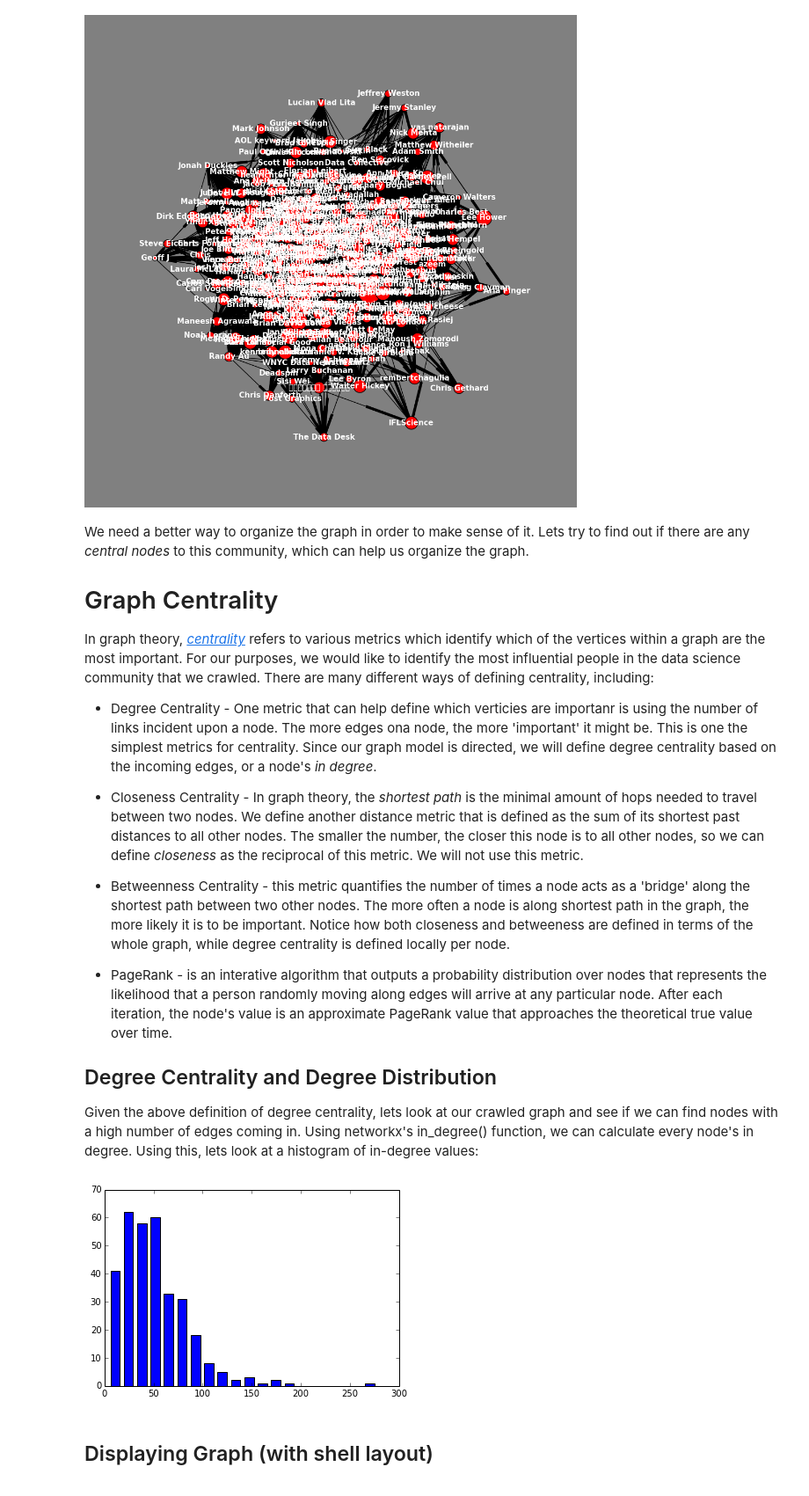
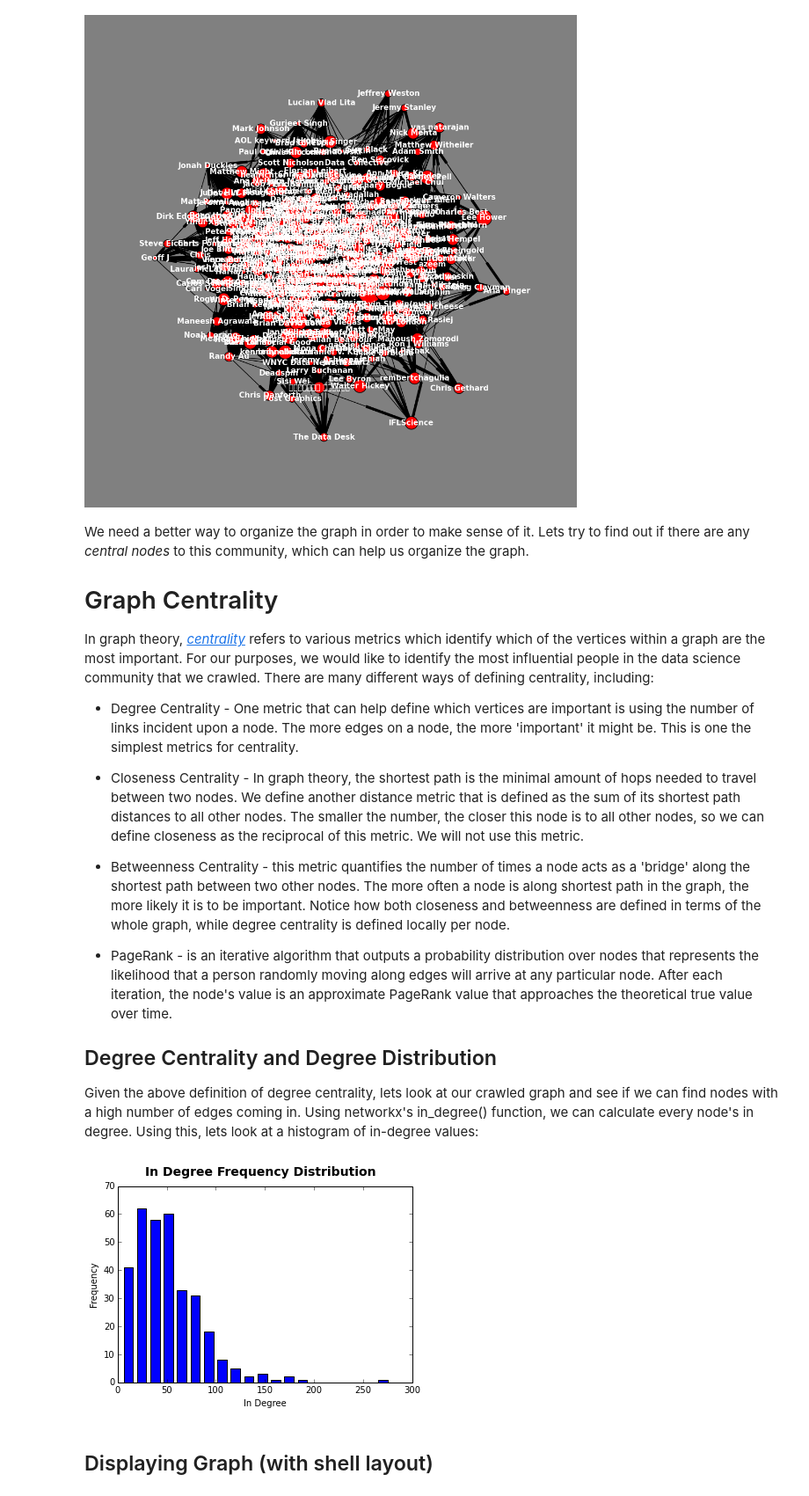
Before and after one commit to jquacinella/IS609_Group, a Jupyter notebook: GraphTheory/Graph Theory - Social Networking.ipynb, the cells around one changed output. Shown at 88% size. Saved outputs shown, nothing was run; the diff lists cells and outputs as text; code cells hidden in the pictures.

```diff
--- a/GraphTheory/Graph Theory - Social Networking.ipynb
+++ b/GraphTheory/Graph Theory - Social Networking.ipynb
@@ -225,13 +225,14 @@ We need a better way to organize the graph in order to make sense of it. Lets tr
 
 In graph theory, [*centrality*](http://en.wikipedia.org/wiki/Centrality) refers to various metrics which identify which of the vertices within a graph are the most important. For our purposes, we would like to identify the most influential people in the data science community that we crawled. There are many different ways of defining centrality, including:
 
-* Degree Centrality - One metric that can help define which verticies are importanr is using the number of links incident upon a node. The more edges ona node, the more 'important' it might be. This is one the simplest metrics for centrality. Since our graph model is directed, we will define degree centrality based on the incoming edges, or a node's *in degree*.
+* Degree Centrality - One metric that can help define which vertices are important is using the number of links incident upon a node. The more edges on a node, the more 'important' it might be. This is one the simplest metrics for centrality.
 
-* Closeness Centrality - In graph theory, the *shortest path* is the minimal amount of hops needed to travel between two nodes. We define another distance metric that is defined as the sum of its shortest past distances to all other nodes. The smaller the number, the closer this node is to all other nodes, so we can define *closeness* as the reciprocal of this metric. We will not use this metric.
+* Closeness Centrality - In graph theory, the shortest path is the minimal amount of hops needed to travel between two nodes. We define another distance metric that is defined as the sum of its shortest path distances to all other nodes. The smaller the number, the closer this node is to all other nodes, so we can define closeness as the reciprocal of this metric. We will not use this metric.
 
-* Betweenness Centrality - this metric quantifies the number of times a node acts as a 'bridge' along the shortest path between two other nodes. The more often a node is along shortest path in the graph, the more likely it is to be important. Notice how both closeness and betweeness are defined in terms of the whole graph, while degree centrality is defined locally per node.
+* Betweenness Centrality - this metric quantifies the number of times a node acts as a 'bridge' along the shortest path between two other nodes. The more often a node is along shortest path in the graph, the more likely it is to be important. Notice how both closeness and betweenness are defined in terms of the whole graph, while degree centrality is defined locally per node.
 
-* PageRank - is an interative algorithm that outputs a probability distribution over nodes that represents the likelihood that a person randomly moving along edges will arrive at any particular node. After each iteration, the node's value is an approximate PageRank value that approaches the theoretical true value over time.
+* PageRank - is an iterative algorithm that outputs a probability distribution over nodes that represents the likelihood that a person randomly moving along edges will arrive at any particular node. After each iteration, the node's value is an approximate PageRank value that approaches the theoretical true value over time.
+
 
 ## Degree Centrality and Degree Distribution
 
@@ -239,15 +240,22 @@ Given the above definition of degree centrality, lets look at our crawled graph
 # %%
 degree = g.in_degree()
 in_degrees = np.asarray(degree.values())
 in_degrees.sort()
 
 hist, bins = np.histogram(in_degrees, bins=20)
 width = 0.7 * (bins[1] - bins[0])
 center = (bins[:-1] + bins[1:]) / 2
+
+fig = plt.figure()
+fig.suptitle('In Degree Frequency Distribution', fontsize=14, fontweight='bold')
+ax = fig.add_subplot(111)
+ax.set_xlabel('In Degree')
+ax.set_ylabel('Frequency')
+
 plt.bar(center, hist, align='center', width=width)
 plt.show()
 # %% [output]
-[figure, old version]
+[figure, new version]
 # %%
 # TODO
 # %% [markdown]
```
Also changed, not shown: parts of 9 cells of this notebook.
